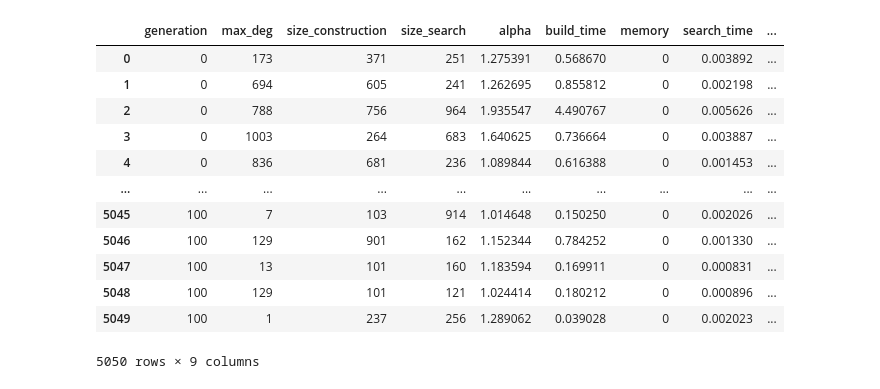
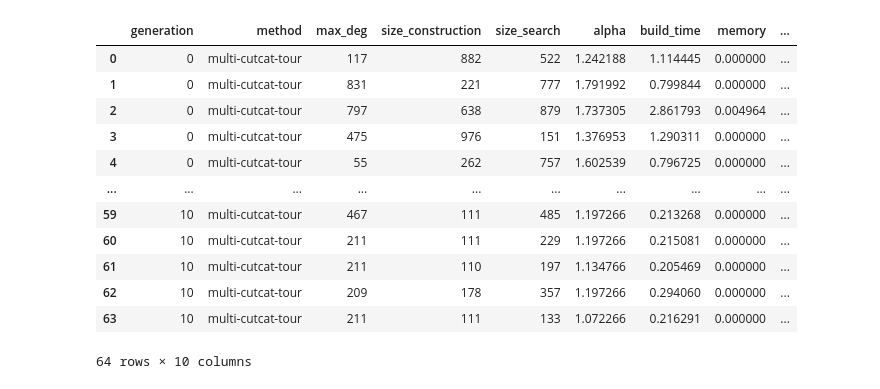
Before and after one commit to nngerncham/ma395_heuristic, a Jupyter notebook: project/algorithms/AnalysisPart1.ipynb, the cells around one changed output. Saved outputs shown, nothing was run; the diff lists cells and outputs as text; code cells hidden in the pictures.

```diff
--- a/project/algorithms/AnalysisPart1.ipynb
+++ b/project/algorithms/AnalysisPart1.ipynb
@@ -1,24 +1,23 @@
 # %%
 %matplotlib ipympl
 
+import matplotlib.pyplot as plt
+import numpy as np
 import pandas as pd
-import matplotlib.pyplot as plt
-import seaborn as sns
-import numpy as np
 
-sift_results = pd.read_csv('result.csv')
+sift_results = pd.read_csv('result-small.csv')
 sift_results
 # %% [output]
-|  | generation | max_deg | size_construction | size_search | alpha | build_time | memory | search_time | ... |
-| 0 | 0 | 173 | 371 | 251 | 1.275391 | 0.568670 | 0 | 0.003892 | ... |
-| 1 | 0 | 694 | 605 | 241 | 1.262695 | 0.855812 | 0 | 0.002198 | ... |
-| 2 | 0 | 788 | 756 | 964 | 1.935547 | 4.490767 | 0 | 0.005626 | ... |
-| 3 | 0 | 1003 | 264 | 683 | 1.640625 | 0.736664 | 0 | 0.003887 | ... |
-| 4 | 0 | 836 | 681 | 236 | 1.089844 | 0.616388 | 0 | 0.001453 | ... |
+|  | generation | method | max_deg | size_construction | size_search | alpha | build_time | memory | ... |
+| 0 | 0 | multi-cutcat-tour | 117 | 882 | 522 | 1.242188 | 1.114445 | 0.000000 | ... |
+| 1 | 0 | multi-cutcat-tour | 831 | 221 | 777 | 1.791992 | 0.799844 | 0.000000 | ... |
+| 2 | 0 | multi-cutcat-tour | 797 | 638 | 879 | 1.737305 | 2.861793 | 0.004964 | ... |
+| 3 | 0 | multi-cutcat-tour | 475 | 976 | 151 | 1.376953 | 1.290311 | 0.000000 | ... |
+| 4 | 0 | multi-cutcat-tour | 55 | 262 | 757 | 1.602539 | 0.796725 | 0.000000 | ... |
 | ... | ... | ... | ... | ... | ... | ... | ... | ... | ... |
-| 5045 | 100 | 7 | 103 | 914 | 1.014648 | 0.150250 | 0 | 0.002026 | ... |
-| 5046 | 100 | 129 | 901 | 162 | 1.152344 | 0.784252 | 0 | 0.001330 | ... |
-| 5047 | 100 | 13 | 101 | 160 | 1.183594 | 0.169911 | 0 | 0.000831 | ... |
-| 5048 | 100 | 129 | 101 | 121 | 1.024414 | 0.180212 | 0 | 0.000896 | ... |
-| 5049 | 100 | 1 | 237 | 256 | 1.289062 | 0.039028 | 0 | 0.002023 | ... |
+| 59 | 10 | multi-cutcat-tour | 467 | 111 | 485 | 1.197266 | 0.213268 | 0.000000 | ... |
+| 60 | 10 | multi-cutcat-tour | 211 | 111 | 229 | 1.197266 | 0.215081 | 0.000000 | ... |
+| 61 | 10 | multi-cutcat-tour | 211 | 110 | 197 | 1.134766 | 0.205469 | 0.000000 | ... |
+| 62 | 10 | multi-cutcat-tour | 209 | 178 | 357 | 1.197266 | 0.294060 | 0.000000 | ... |
+| 63 | 10 | multi-cutcat-tour | 211 | 111 | 133 | 1.072266 | 0.216291 | 0.000000 | ... |
-5050 rows × 9 columns
+64 rows × 10 columns
```
Also changed, not shown: parts of 6 cells of this notebook, 7 other files.
